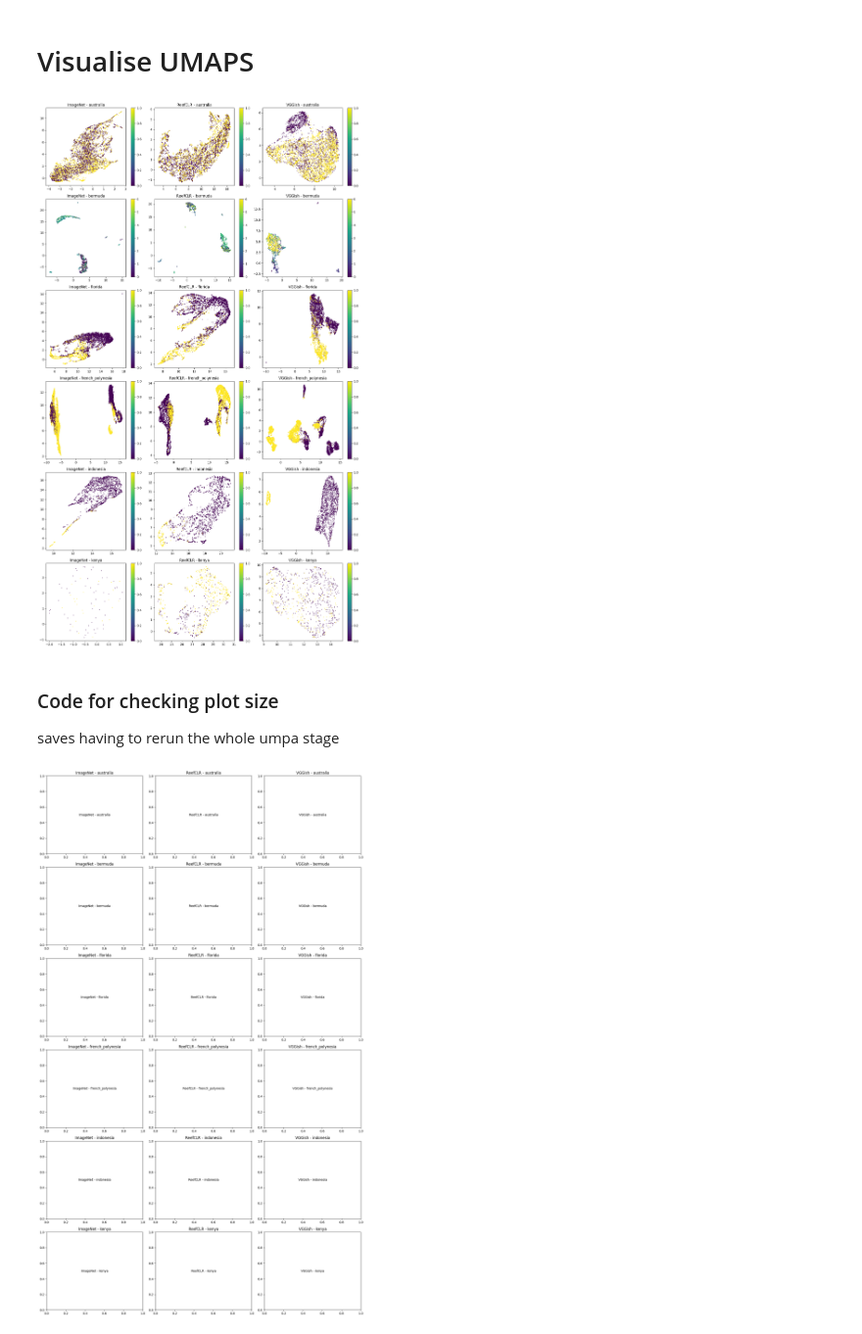
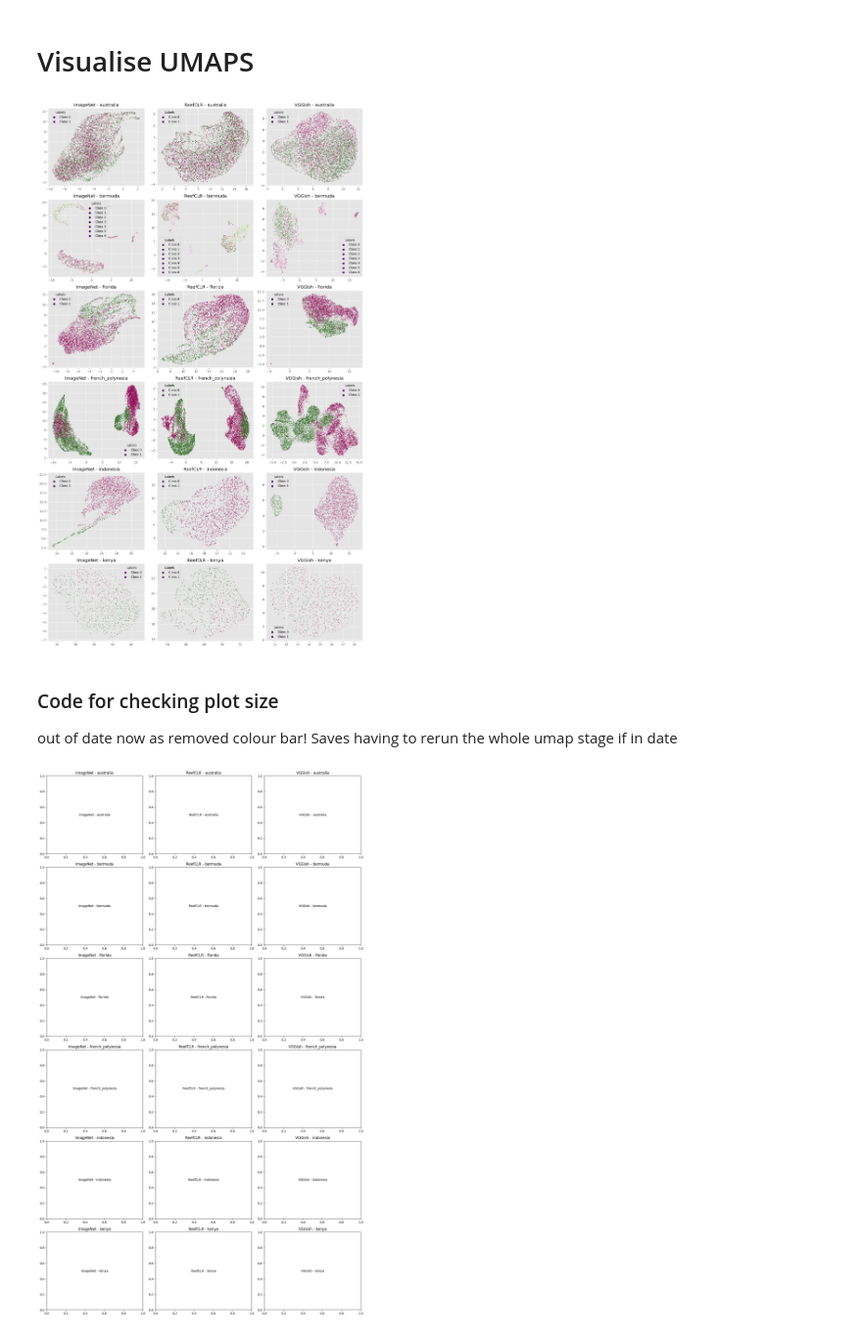
Before and after one commit to CV4EcologySchool/reef-audio-representation-learning, a Jupyter notebook: code/simclr-pytorch-reefs/evaluation/embeddings/cluster.ipynb, the cells around one changed output. Shown at 98% size. Saved outputs shown, nothing was run; the diff lists cells and outputs as text; code cells hidden in the pictures.

```diff
--- a/code/simclr-pytorch-reefs/evaluation/embeddings/cluster.ipynb
+++ b/code/simclr-pytorch-reefs/evaluation/embeddings/cluster.ipynb
@@ -160,48 +164,52 @@ import umap
 import numpy as np
 import pandas as pd
 
+plt.style.use('ggplot')  # set style
+
 # Count the total number of unique locations and categories
 total_locations = sum(len(locations) for locations in datasets.values())
 total_categories = len(datasets)
 
 # Initialize the plot grid
-fig, axes = plt.subplots(len(datasets[list(datasets.keys())[0]]), total_categories, figsize=(15, 25))
-
+fig, axes = plt.subplots(len(datasets[list(datasets.keys())[0]]), total_categories, figsize=(15, 23))
 
 # Ensure axes is always 2D
 if total_locations == 1 and total_categories == 1:
     axes = np.array([[axes]])
 
 # Loop through each category and each location to fill in the plots
 for col_idx, (category, locations) in enumerate(datasets.items()):
     for row_idx, (location, df) in enumerate(locations.items()):
         ax = axes[row_idx, col_idx]
 
         # Perform UMAP dimensionality reduction
         features = df.loc[:, 'Feature_1':]
         embedding = umap.UMAP(
             n_neighbors=30,
-            min_dist=0,
+            min_dist=0.5,
             n_components=2,
-            random_state=42,
+            random_state=0,
         ).fit_transform(features)
 
-        # Create the scatter plot
-        scatter = ax.scatter(embedding[:, 0], embedding[:, 1], c=df['Label'], s=1)
-        plt.colorbar(scatter, ax=ax)
+        # Create the scatter plot without the colorbar
+        scatter = ax.scatter(embedding[:, 0], embedding[:, 1], c=df['Label'], s=1, cmap='PiYG')
 
         ax.set_title(f'{category} - {location}')
 
+        # Legend with class labels
+        unique_labels = np.unique(df['Label'])
+        for i in unique_labels:
+            ax.scatter([], [], c=[plt.cm.viridis(i)], label=f'Class {i}')
+        ax.legend(title='Labels', loc='best')
+
 plt.tight_layout()
 plt.show()
-
-# FIX - legend is currently incorect, shows a scale bar when it should show class labels
 # %% [output]
-[figure, old version]
+[figure, new version]
 # %% [markdown]
 ### Code for checking plot size
 
-saves having to rerun the whole umpa stage
+out of date now as removed colour bar! Saves having to rerun the whole umap stage if in date
 # %%
 # import matplotlib.pyplot as plt
 # import numpy as np
```
Also changed, not shown: parts of 2 cells of this notebook, 5 other files.
